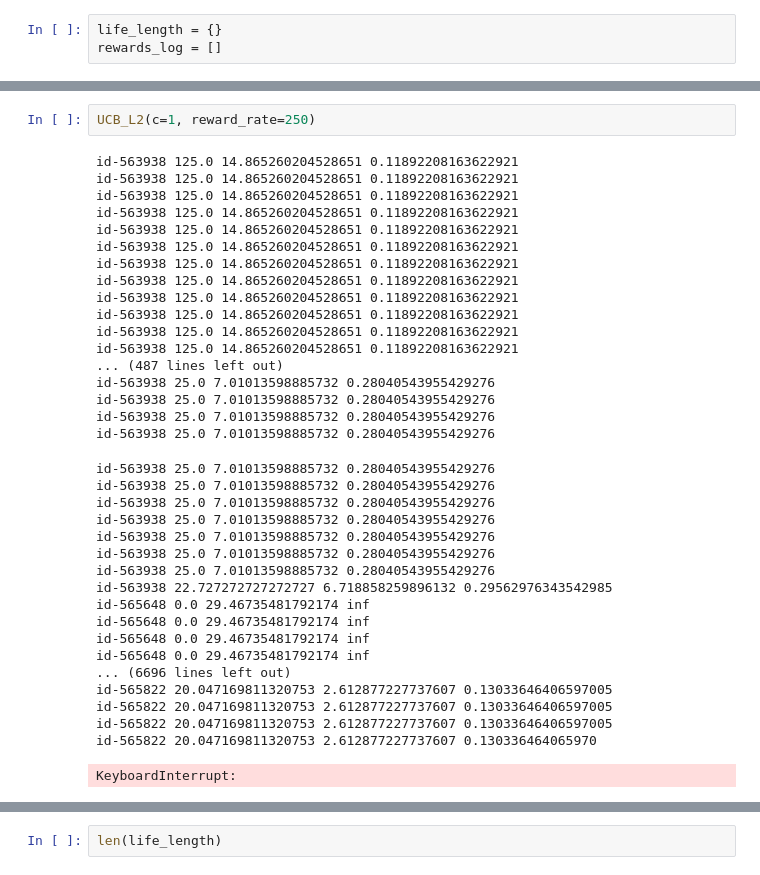
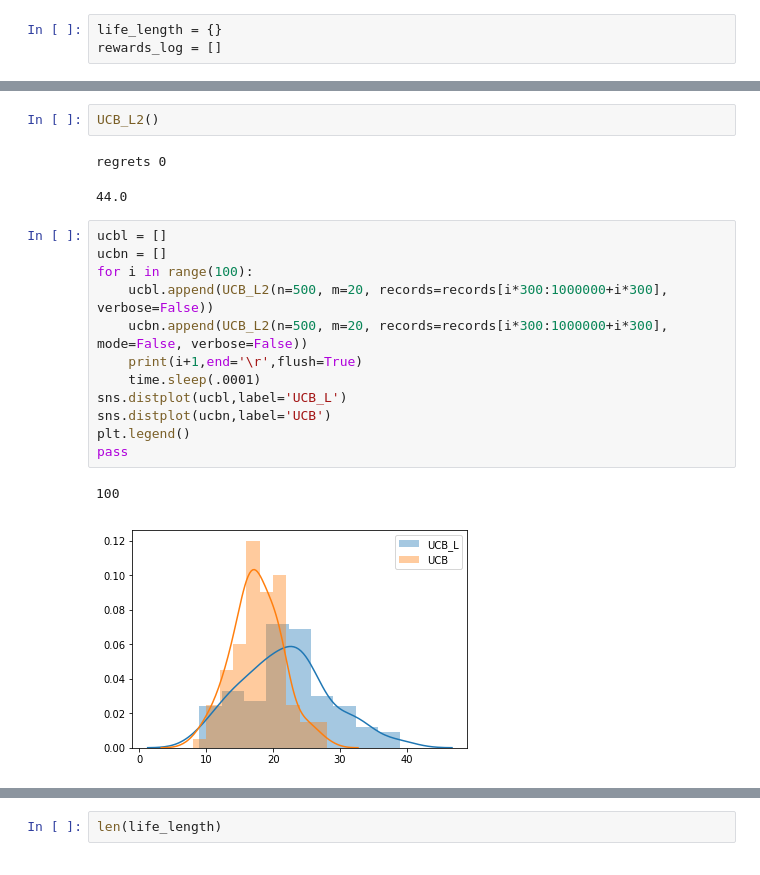
Before and after one commit to ShrekFelix/Reducing-Exploration-of-Dying-Arms-in-Mortal-Bandits, a Jupyter notebook: optimal exploration for mortal MAB.ipynb, the cells around one changed output, grey strips where cells are left out. Cells and saved outputs as stored; diff of their text form.

```diff
--- a/optimal exploration for mortal MAB.ipynb
+++ b/optimal exploration for mortal MAB.ipynb
@@ -722,42 +658,24 @@ def UCB_L2(n=1000, c=.0005, m=25, reward_rate=1, records=records, lives=lives, v
     return rewards/reward_rate
-# %%
-UCB_L2(c=1, reward_rate=250)
-# %% [output]
-id-563938 125.0 14.865260204528651 0.11892208163622921
-id-563938 125.0 14.865260204528651 0.11892208163622921
-id-563938 125.0 14.865260204528651 0.11892208163622921
-id-563938 125.0 14.865260204528651 0.11892208163622921
-id-563938 125.0 14.865260204528651 0.11892208163622921
-id-563938 125.0 14.865260204528651 0.11892208163622921
-id-563938 125.0 14.865260204528651 0.11892208163622921
-id-563938 125.0 14.865260204528651 0.11892208163622921
-id-563938 125.0 14.865260204528651 0.11892208163622921
-id-563938 125.0 14.865260204528651 0.11892208163622921
-id-563938 125.0 14.865260204528651 0.11892208163622921
-id-563938 125.0 14.865260204528651 0.11892208163622921
-... (487 lines left out)
-id-563938 25.0 7.01013598885732 0.28040543955429276
-id-563938 25.0 7.01013598885732 0.28040543955429276
-id-563938 25.0 7.01013598885732 0.28040543955429276
-id-563938 25.0 7.01013598885732 0.28040543955429276
-id-563938 25.0 7.01013598885732 0.28040543955429276
-id-563938 25.0 7.01013598885732 0.28040543955429276
-id-563938 25.0 7.01013598885732 0.28040543955429276
-id-563938 25.0 7.01013598885732 0.28040543955429276
-id-563938 25.0 7.01013598885732 0.28040543955429276
-id-563938 25.0 7.01013598885732 0.28040543955429276
-id-563938 25.0 7.01013598885732 0.28040543955429276
-id-563938 22.727272727272727 6.718858259896132 0.29562976343542985
-id-565648 0.0 29.46735481792174 inf
-id-565648 0.0 29.46735481792174 inf
-id-565648 0.0 29.46735481792174 inf
-id-565648 0.0 29.46735481792174 inf
-... (6696 lines left out)
-id-565822 20.047169811320753 2.612877227737607 0.13033646406597005
-id-565822 20.047169811320753 2.612877227737607 0.13033646406597005
-id-565822 20.047169811320753 2.612877227737607 0.13033646406597005
-id-565822 20.047169811320753 2.612877227737607 0.130336464065970
-KeyboardInterrupt:
+# %%
+UCB_L2()
+# %% [output]
+regrets 0
+44.0
+# %%
+ucbl = []
+ucbn = []
+for i in range(100):
+    ucbl.append(UCB_L2(n=500, m=20, records=records[i*300:1000000+i*300], verbose=False))
+    ucbn.append(UCB_L2(n=500, m=20, records=records[i*300:1000000+i*300], mode=False, verbose=False))
+    print(i+1,end='\r',flush=True)
+    time.sleep(.0001)
+sns.distplot(ucbl,label='UCB_L')
+sns.distplot(ucbn,label='UCB')
+plt.legend()
+pass
+# %% [output]
+100
+[figure, added]
 # %%
 for i in life_length.values():
     plt.plot(i)
```
Also changed, not shown: parts of 10 cells of this notebook.
